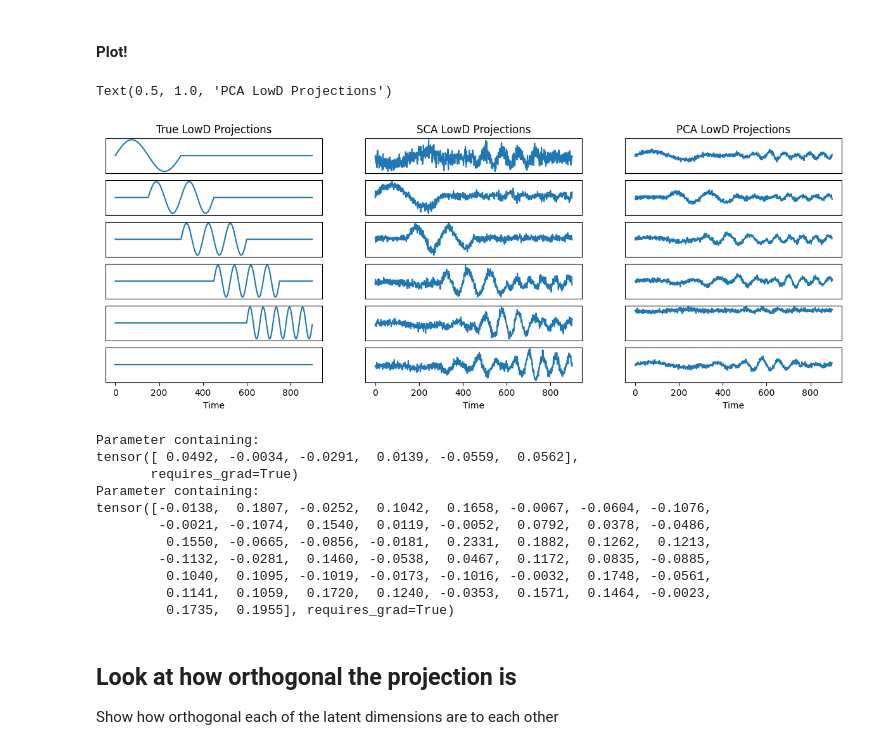
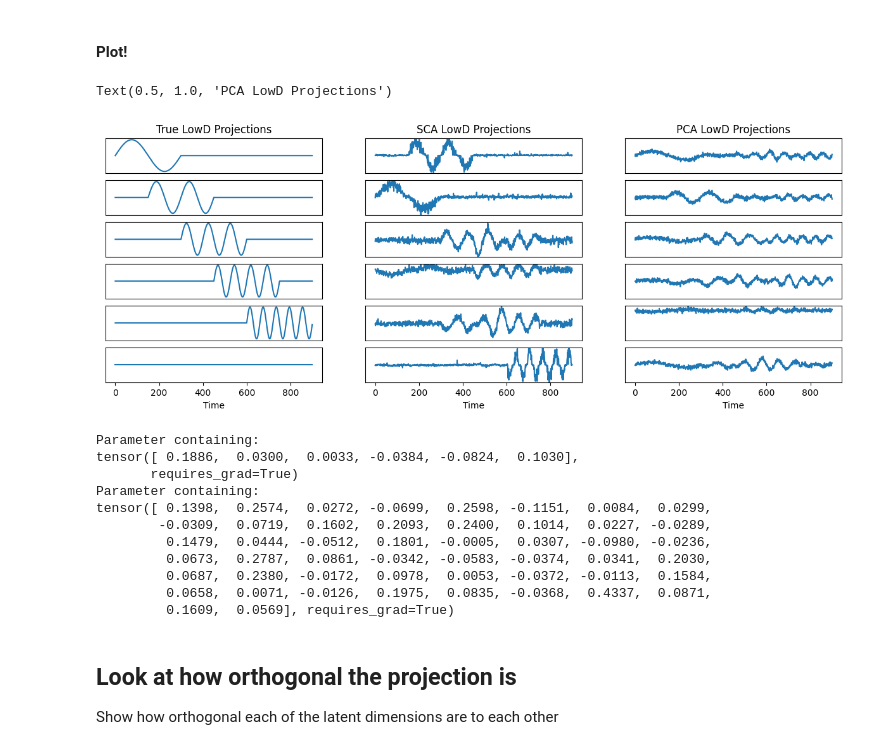
Before and after one commit to dyu222/sca, a Jupyter notebook: notebooks/Derek_5pop_dropout.ipynb, the cells around one changed output. Cells and saved outputs as stored; diff of their text form; code cells hidden in the pictures.

```diff
--- a/notebooks/Derek_5pop_dropout.ipynb
+++ b/notebooks/Derek_5pop_dropout.ipynb
@@ -217,8 +217,7 @@ We show options for running SCA below (with and without optional parameters).
 # sca=SCA(n_components=n_components,orth=orth, lam_sparse=lam_sparse, lam_orthog=lam_orthog, lr=lr,n_epochs=n_epochs, init=init)
 
 # TODO: add scalar * the lam values = the same value as the coordinated dropout rate
-sca=SCA(poisson=True,n_components=n_components,orth=orth, lam_sparse=0.15, lam_orthog=150, lr=1e-3,n_epochs=8000, init=init)
-
+sca=SCA(poisson=True,n_components=n_components,orth=orth, lam_sparse=0.2, lam_orthog=150, lr=1e-3,n_epochs=35000, init=init)
 
 #Fit the model and get the low dimensional representation
 #Note that the sample_weight input is optional and will default to no sample weighting
@@ -309,51 +309,51 @@ for i in range(n_components):
     plt.subplot(n_components,3,3*i+2)
     plt.plot(sca_latent[:,sca_order[i]])
 
-    # plt.ylim([-4.1, 4.1])
+    plt.ylim([-2.1, 2.1])
     plt.yticks([])
     if i<n_components-1:
         plt.xticks([])
     else:
         plt.xlabel('Time')
 
     # Plot PCA results
     plt.subplot(n_components,3,3*i+3)
     plt.plot(pca_latent[:,pca_order[i]])
 
     plt.ylim([-31.1, 31.1])
     plt.yticks([])
     if i<n_components-1:
         plt.xticks([])
     else:
         plt.xlabel('Time')
 
 #Titles
 plt.subplot(n_components,3,1)
 plt.title('True LowD Projections')
 
 plt.subplot(n_components,3,2)
 plt.title('SCA LowD Projections')
 
 plt.subplot(n_components,3,3)
 plt.title('PCA LowD Projections')
 # %% [output]
 Text(0.5, 1.0, 'PCA LowD Projections')
-[figure, old version]
+[figure, new version]
 # %%
 print(sca.model.fc1.bias)
 print(sca.model.fc0.bias)
 # %% [output]
 Parameter containing:
-tensor([ 0.0492, -0.0034, -0.0291,  0.0139, -0.0559,  0.0562],
+tensor([ 0.1886,  0.0300,  0.0033, -0.0384, -0.0824,  0.1030],
        requires_grad=True)
 Parameter containing:
-tensor([-0.0138,  0.1807, -0.0252,  0.1042,  0.1658, -0.0067, -0.0604, -0.1076,
-        -0.0021, -0.1074,  0.1540,  0.0119, -0.0052,  0.0792,  0.0378, -0.0486,
-         0.1550, -0.0665, -0.0856, -0.0181,  0.2331,  0.1882,  0.1262,  0.1213,
-        -0.1132, -0.0281,  0.1460, -0.0538,  0.0467,  0.1172,  0.0835, -0.0885,
-         0.1040,  0.1095, -0.1019, -0.0173, -0.1016, -0.0032,  0.1748, -0.0561,
-         0.1141,  0.1059,  0.1720,  0.1240, -0.0353,  0.1571,  0.1464, -0.0023,
-         0.1735,  0.1955], requires_grad=True)
+tensor([ 0.1398,  0.2574,  0.0272, -0.0699,  0.2598, -0.1151,  0.0084,  0.0299,
+        -0.0309,  0.0719,  0.1602,  0.2093,  0.2400,  0.1014,  0.0227, -0.0289,
+         0.1479,  0.0444, -0.0512,  0.1801, -0.0005,  0.0307, -0.0980, -0.0236,
+         0.0673,  0.2787,  0.0861, -0.0342, -0.0583, -0.0374,  0.0341,  0.2030,
+         0.0687,  0.2380, -0.0172,  0.0978,  0.0053, -0.0372, -0.0113,  0.1584,
+         0.0658,  0.0071, -0.0126,  0.1975,  0.0835, -0.0368,  0.4337,  0.0871,
+         0.1609,  0.0569], requires_grad=True)
 # %% [markdown]
 ## Look at how orthogonal the projection is
 Show how orthogonal each of the latent dimensions are to each other
```
Also changed, not shown: parts of 6 cells of this notebook, 6 other files.
